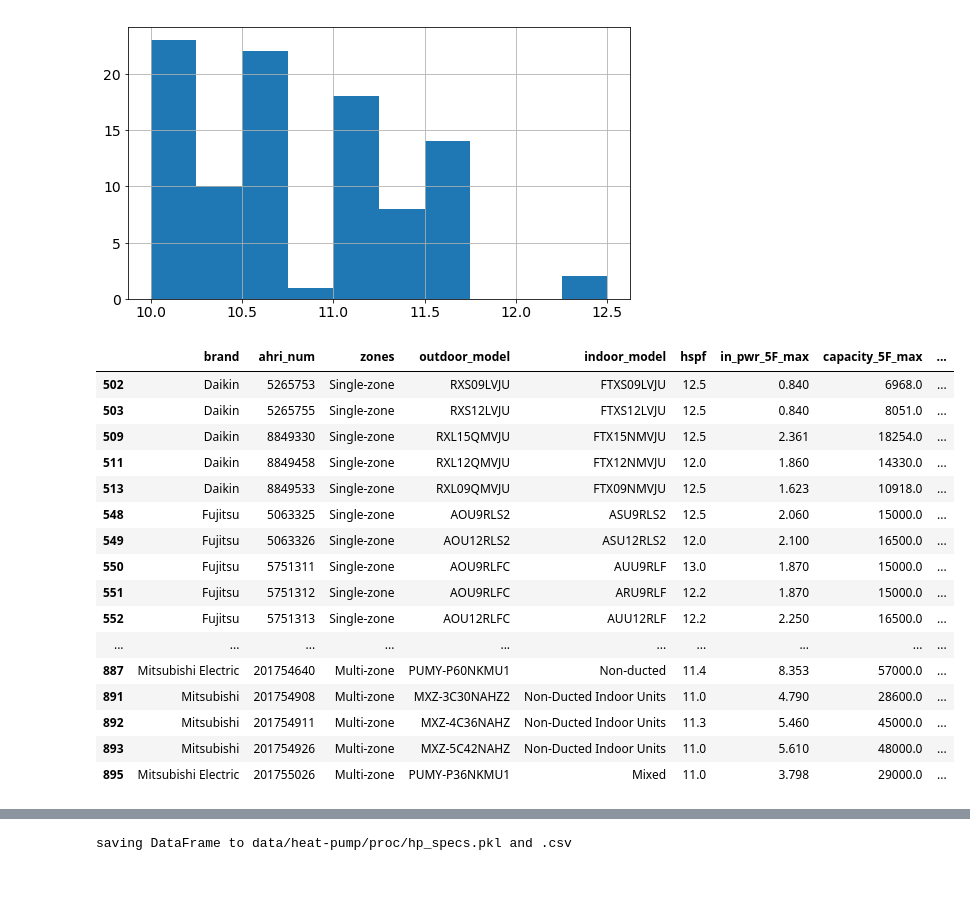
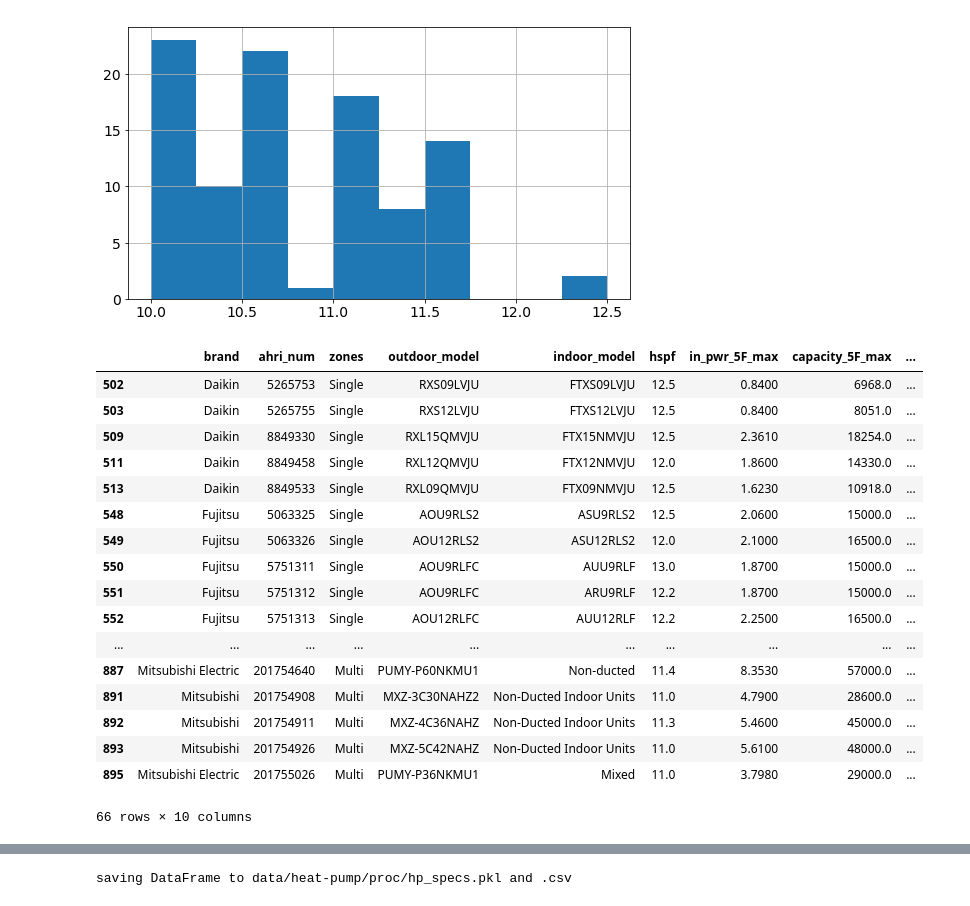
Before and after one commit to RobertLJordan/ak-energy-admin, a Jupyter notebook: ak-energy-data-admin.ipynb, the cells around one changed output, grey strips where cells are left out. Cells and saved outputs as stored; diff of their text form; code cells hidden in the pictures.

Commit message:
Standardized brand and zone columns in heat pump dataset.

```diff
--- a/ak-energy-data-admin.ipynb
+++ b/ak-energy-data-admin.ipynb
@@ -742,3 +742,7 @@ dfd.head()
 | 26 | American Standard | 7151534 | Single-zone | 4TXK2718A10N0AA | 4MXW2718A10N0AA | 10.0 | 2.290 | 15400.0 | ... |
 | 59 | American Standard | 9150122 | Single-zone | 4TXK3809A10NUAA | 4MXW3809A10NUAA | 15.0 | 1.720 | 12210.0 | ... |
 | 60 | American Standard | 9150124 | Single-zone | 4TXK3812A10NUAA | 4MXW3812A10NUAA | 14.0 | 1.790 | 13304.0 | ... |
+# %%
+# Clean up the 'brand' column.  Strip spaces and proper case strings.
+dfd['brand'] = [b.strip().title() for b in dfd.brand]
+dfd.brand.unique()
@@ -744,0 +770,5 @@ dfd.head()
+# %%
+is_single = dfd.zones.str.lower().str.startswith('single')
+dfd.loc[is_single, 'zones'] = 'Single'
+dfd.loc[~is_single, 'zones'] = 'Multi'
+dfd.zones.value_counts()
@@ -844,29 +873,30 @@ dfd.query("zones in ('Multi-zone', 'Multizone')").hspf.hist()
 [figure]
 # %%
 # Find models to put on popular list
-df_brands = dfd.query("brand in ('Daikin', 'Fujitsu', 'Mitsubishi', 'Mitsubishi Electric', 'Panasonic')")
-df_pop_sz = df_brands.query("hspf >= 12.0 and zones in ('Single-zone', 'Singlezone', 'Single zone', 'Single-Zone')")
-df_pop_mz = df_brands.query("hspf >= 11.0 and zones in ('Multi-zone', 'Multizone')")
+df_brands = dfd.query("brand in ('Daikin', 'Fujitsu', 'Gree', 'Mitsubishi', 'Mitsubishi Electric', 'Panasonic')")
+df_pop_sz = df_brands.query("hspf >= 12.0 and zones == 'Single'")
+df_pop_mz = df_brands.query("hspf >= 11.0 and zones == 'Multi'")
 df_pop = pd.concat([df_pop_sz, df_pop_mz])
 df_pop
 # %% [output]
 |  | brand | ahri_num | zones | outdoor_model | indoor_model | hspf | in_pwr_5F_max | capacity_5F_max | ... |
-| 502 | Daikin | 5265753 | Single-zone | RXS09LVJU | FTXS09LVJU | 12.5 | 0.840 | 6968.0 | ... |
-| 503 | Daikin | 5265755 | Single-zone | RXS12LVJU | FTXS12LVJU | 12.5 | 0.840 | 8051.0 | ... |
-| 509 | Daikin | 8849330 | Single-zone | RXL15QMVJU | FTX15NMVJU | 12.5 | 2.361 | 18254.0 | ... |
-| 511 | Daikin | 8849458 | Single-zone | RXL12QMVJU | FTX12NMVJU | 12.0 | 1.860 | 14330.0 | ... |
-| 513 | Daikin | 8849533 | Single-zone | RXL09QMVJU | FTX09NMVJU | 12.5 | 1.623 | 10918.0 | ... |
-| 548 | Fujitsu | 5063325 | Single-zone | AOU9RLS2 | ASU9RLS2 | 12.5 | 2.060 | 15000.0 | ... |
-| 549 | Fujitsu | 5063326 | Single-zone | AOU12RLS2 | ASU12RLS2 | 12.0 | 2.100 | 16500.0 | ... |
-| 550 | Fujitsu | 5751311 | Single-zone | AOU9RLFC | AUU9RLF | 13.0 | 1.870 | 15000.0 | ... |
-| 551 | Fujitsu | 5751312 | Single-zone | AOU9RLFC | ARU9RLF | 12.2 | 1.870 | 15000.0 | ... |
-| 552 | Fujitsu | 5751313 | Single-zone | AOU12RLFC | AUU12RLF | 12.2 | 2.250 | 16500.0 | ... |
+| 502 | Daikin | 5265753 | Single | RXS09LVJU | FTXS09LVJU | 12.5 | 0.8400 | 6968.0 | ... |
+| 503 | Daikin | 5265755 | Single | RXS12LVJU | FTXS12LVJU | 12.5 | 0.8400 | 8051.0 | ... |
+| 509 | Daikin | 8849330 | Single | RXL15QMVJU | FTX15NMVJU | 12.5 | 2.3610 | 18254.0 | ... |
+| 511 | Daikin | 8849458 | Single | RXL12QMVJU | FTX12NMVJU | 12.0 | 1.8600 | 14330.0 | ... |
+| 513 | Daikin | 8849533 | Single | RXL09QMVJU | FTX09NMVJU | 12.5 | 1.6230 | 10918.0 | ... |
+| 548 | Fujitsu | 5063325 | Single | AOU9RLS2 | ASU9RLS2 | 12.5 | 2.0600 | 15000.0 | ... |
+| 549 | Fujitsu | 5063326 | Single | AOU12RLS2 | ASU12RLS2 | 12.0 | 2.1000 | 16500.0 | ... |
+| 550 | Fujitsu | 5751311 | Single | AOU9RLFC | AUU9RLF | 13.0 | 1.8700 | 15000.0 | ... |
+| 551 | Fujitsu | 5751312 | Single | AOU9RLFC | ARU9RLF | 12.2 | 1.8700 | 15000.0 | ... |
+| 552 | Fujitsu | 5751313 | Single | AOU12RLFC | AUU12RLF | 12.2 | 2.2500 | 16500.0 | ... |
 | ... | ... | ... | ... | ... | ... | ... | ... | ... | ... |
-| 887 | Mitsubishi Electric | 201754640 | Multi-zone | PUMY-P60NKMU1 | Non-ducted | 11.4 | 8.353 | 57000.0 | ... |
-| 891 | Mitsubishi | 201754908 | Multi-zone | MXZ-3C30NAHZ2 | Non-Ducted Indoor Units | 11.0 | 4.790 | 28600.0 | ... |
-| 892 | Mitsubishi | 201754911 | Multi-zone | MXZ-4C36NAHZ | Non-Ducted Indoor Units | 11.3 | 5.460 | 45000.0 | ... |
-| 893 | Mitsubishi | 201754926 | Multi-zone | MXZ-5C42NAHZ | Non-Ducted Indoor Units | 11.0 | 5.610 | 48000.0 | ... |
-| 895 | Mitsubishi Electric | 201755026 | Multi-zone | PUMY-P36NKMU1 | Mixed | 11.0 | 3.798 | 29000.0 | ... |
+| 887 | Mitsubishi Electric | 201754640 | Multi | PUMY-P60NKMU1 | Non-ducted | 11.4 | 8.3530 | 57000.0 | ... |
+| 891 | Mitsubishi | 201754908 | Multi | MXZ-3C30NAHZ2 | Non-Ducted Indoor Units | 11.0 | 4.7900 | 28600.0 | ... |
+| 892 | Mitsubishi | 201754911 | Multi | MXZ-4C36NAHZ | Non-Ducted Indoor Units | 11.3 | 5.4600 | 45000.0 | ... |
+| 893 | Mitsubishi | 201754926 | Multi | MXZ-5C42NAHZ | Non-Ducted Indoor Units | 11.0 | 5.6100 | 48000.0 | ... |
+| 895 | Mitsubishi Electric | 201755026 | Multi | PUMY-P36NKMU1 | Mixed | 11.0 | 3.7980 | 29000.0 | ... |
+66 rows × 10 columns
 # %%
 dfd['popular'] = False
 dfd.loc[df_pop.index, 'popular'] =  True
```
Also changed, not shown: parts of 8 cells of this notebook, 4 other files.
